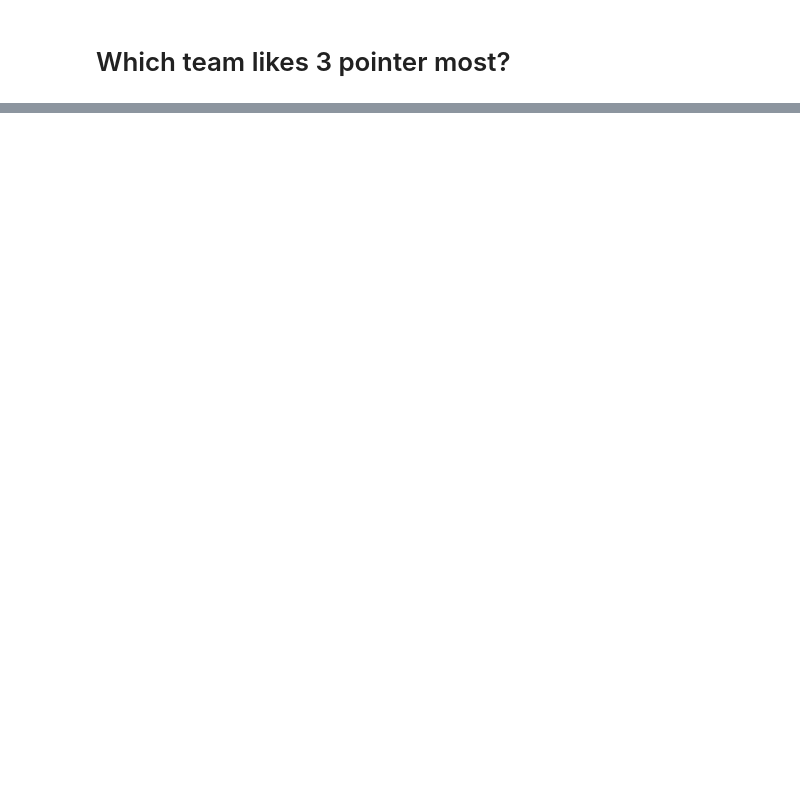
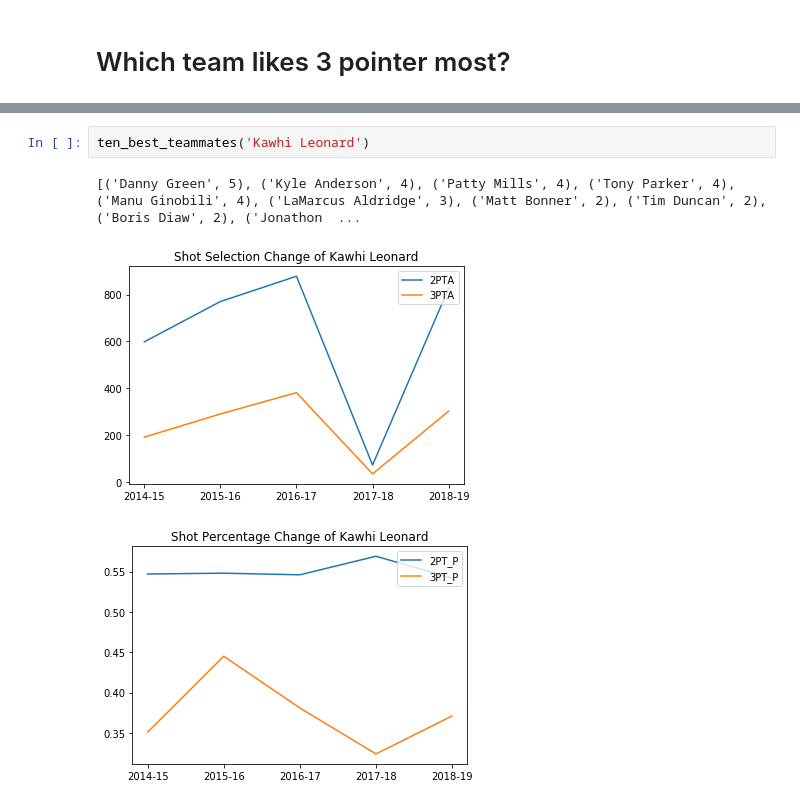
Before and after one commit to denniszhao97/NBA_DataBase_WebApplication, a Jupyter notebook: CS411_BackEnd.ipynb, the cells around one changed output, grey strips where cells are left out. Cells and saved outputs as stored; diff of their text form; blank space fills up the shorter version.

```diff
--- a/CS411_BackEnd.ipynb
+++ b/CS411_BackEnd.ipynb
@@ -299,0 +629,6 @@ The team Golden State Warriors attempted 2791 three pointers during regular seas
+# %%
+ten_best_teammates('Kawhi Leonard')
+# %% [output]
+[('Danny Green', 5), ('Kyle Anderson', 4), ('Patty Mills', 4), ('Tony Parker', 4), ('Manu Ginobili', 4), ('LaMarcus Aldridge', 3), ('Matt Bonner', 2), ('Tim Duncan', 2), ('Boris Diaw', 2), ('Jonathon  ...
+[figure, added]
+[figure, added]
```
Also changed, not shown: parts of 32 cells of this notebook.
